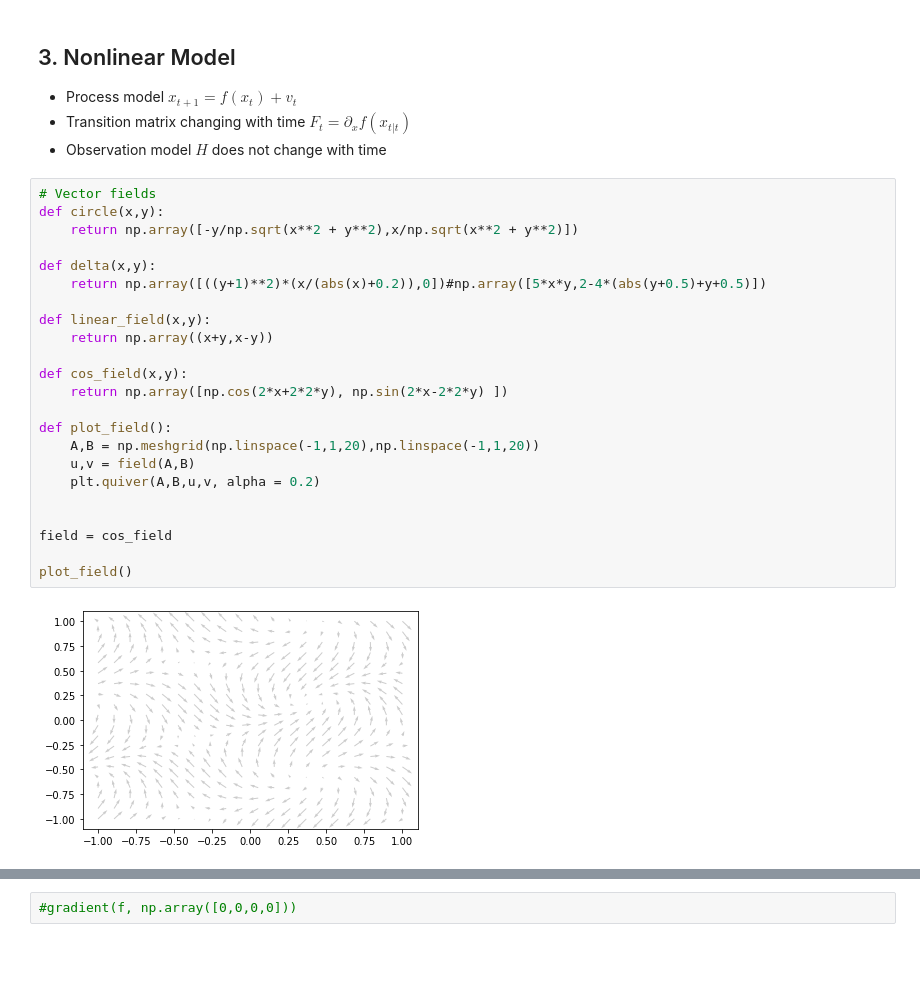
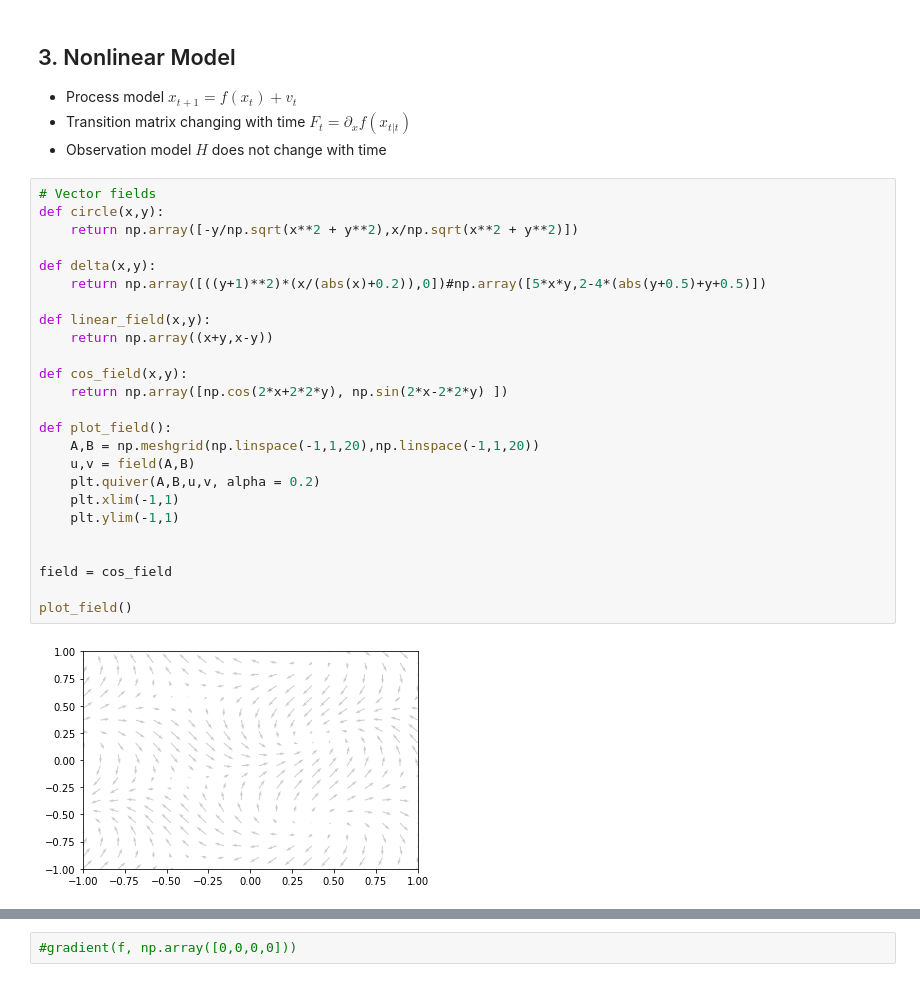
Before and after one commit to Romcos/kalman-filter, a Jupyter notebook: Kalman Filter.ipynb, the cells around one changed output, grey strips where cells are left out. Saved outputs shown, nothing was run; the diff lists cells and outputs as text; blank space fills up the shorter version.

```diff
--- a/Kalman Filter.ipynb
+++ b/Kalman Filter.ipynb
@@ -453,26 +453,28 @@ pd.DataFrame({"Estimation Strategy":["Noisy","Rolling","MLE","Kalman"], "MSE":[m
 # %%
 # Vector fields
 def circle(x,y):
     return np.array([-y/np.sqrt(x**2 + y**2),x/np.sqrt(x**2 + y**2)])
 
 def delta(x,y):
     return np.array([((y+1)**2)*(x/(abs(x)+0.2)),0])#np.array([5*x*y,2-4*(abs(y+0.5)+y+0.5)])
 
 def linear_field(x,y):
     return np.array((x+y,x-y))
 
 def cos_field(x,y):
     return np.array([np.cos(2*x+2*2*y), np.sin(2*x-2*2*y) ])
 
 def plot_field():
     A,B = np.meshgrid(np.linspace(-1,1,20),np.linspace(-1,1,20))
     u,v = field(A,B)
     plt.quiver(A,B,u,v, alpha = 0.2)
+    plt.xlim(-1,1)
+    plt.ylim(-1,1)
 
 
 field = cos_field
 
 plot_field()
 # %% [output]
-[figure, old version]
+[figure, new version]
 # %%
```
Also changed, not shown: parts of 15 cells of this notebook.
